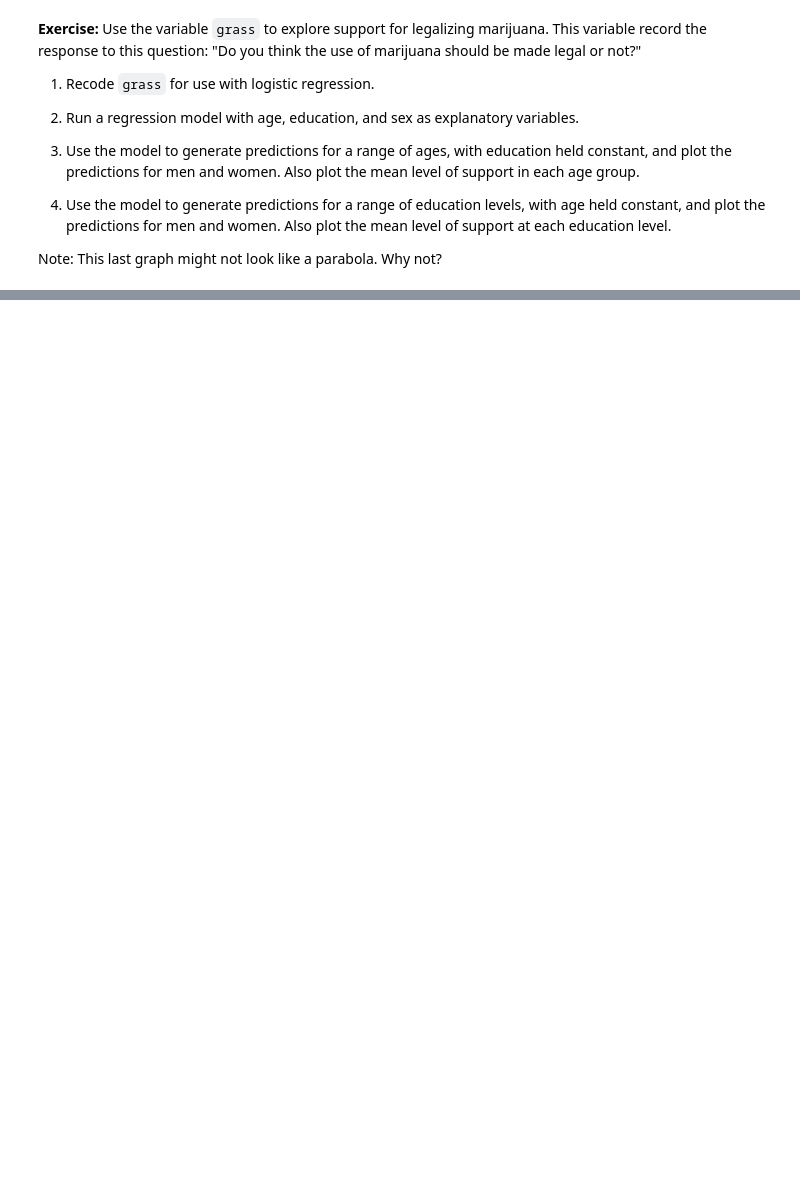
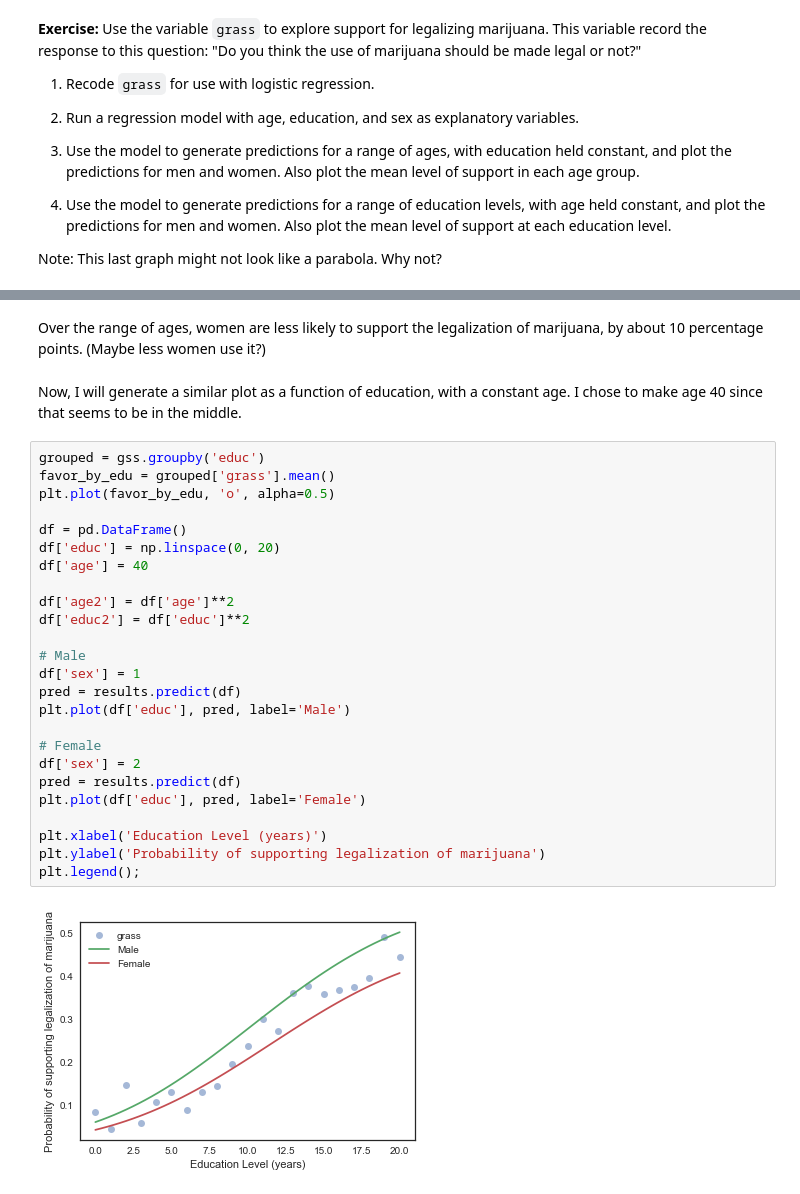
Before and after one commit to coverney/ThinkStats2, a Jupyter notebook: homeworks/homework04.ipynb, the cells around one changed output, grey strips where cells are left out. Saved outputs shown, nothing was run; the diff lists cells and outputs as text; blank space fills up the shorter version.

```diff
--- a/homeworks/homework04.ipynb
+++ b/homeworks/homework04.ipynb
@@ -747,0 +833,31 @@ Note: This last graph might not look like a parabola.  Why not?
+# %% [markdown]
+Over the range of ages, women are less likely to support the legalization of marijuana, by about 10 percentage points. (Maybe less women use it?)
+# %% [markdown]
+Now, I will generate a similar plot as a function of education, with a constant age. I chose to make age 40 since that seems to be in the middle.
+# %%
+grouped = gss.groupby('educ')
+favor_by_edu = grouped['grass'].mean()
+plt.plot(favor_by_edu, 'o', alpha=0.5)
+
+df = pd.DataFrame()
+df['educ'] = np.linspace(0, 20)
+df['age'] = 40
+
+df['age2'] = df['age']**2
+df['educ2'] = df['educ']**2
+
+# Male
+df['sex'] = 1
+pred = results.predict(df)
+plt.plot(df['educ'], pred, label='Male')
+
+# Female
+df['sex'] = 2
+pred = results.predict(df)
+plt.plot(df['educ'], pred, label='Female')
+
+plt.xlabel('Education Level (years)')
+plt.ylabel('Probability of supporting legalization of marijuana')
+plt.legend();
+# %% [output]
+[figure, added]
```
Also changed, not shown: parts of 44 cells of this notebook.
